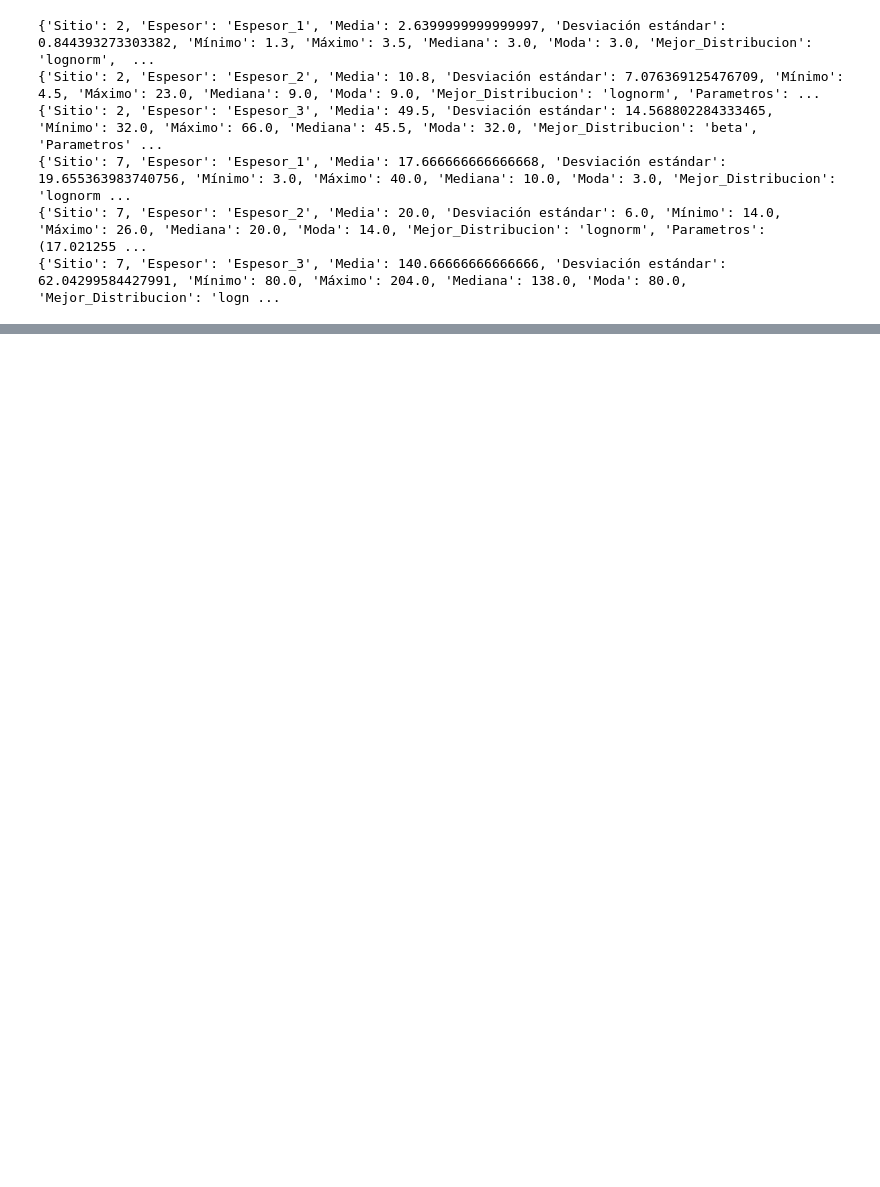
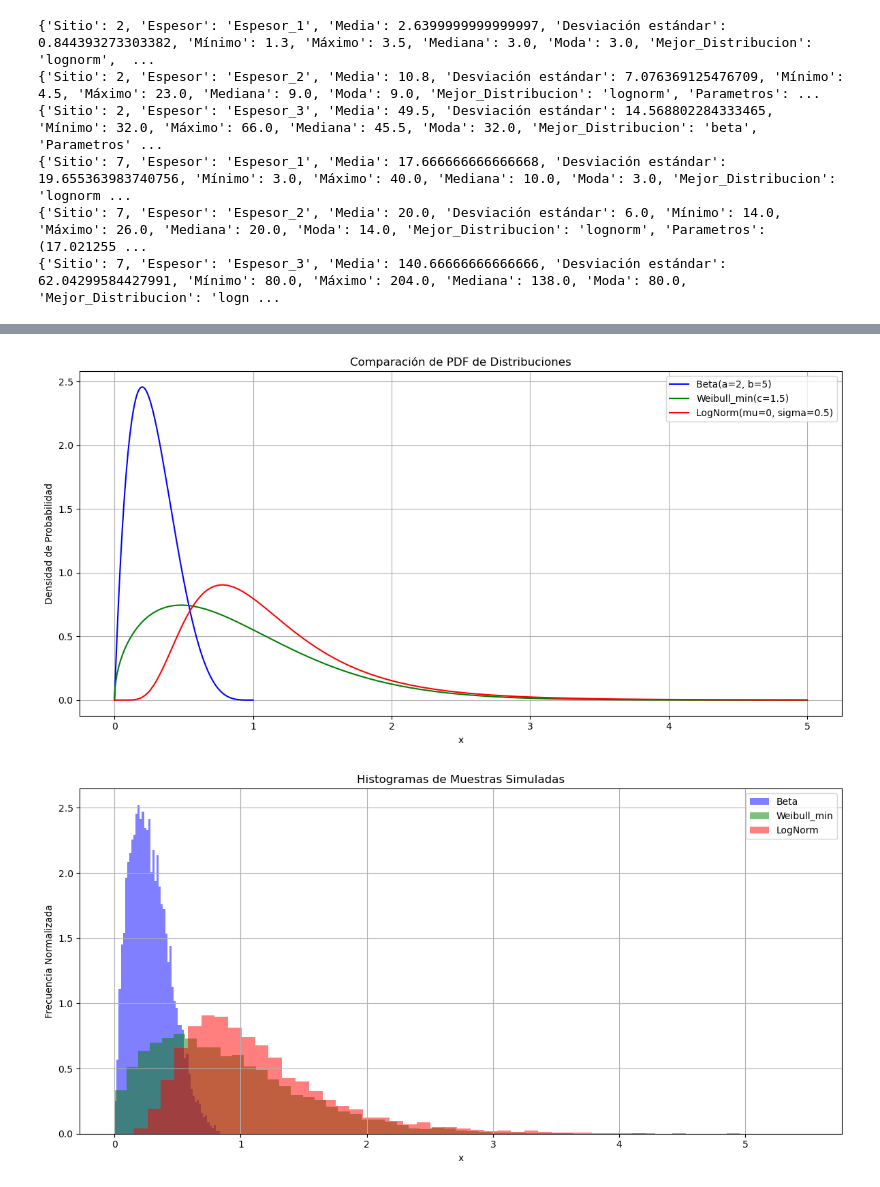
Before and after one commit to JuanJT117/TESIS-MCD, a Jupyter notebook: WorkWorkWork/Codigo_Limpio.ipynb, the cells around one changed output, grey strips where cells are left out. Drawn from its saved outputs; the diff is of its cells as text; code cells hidden in the pictures; blank space fills up the shorter version.

Commit message:
actualizacion de codigo,
falta la validación de los datos estadísticos, de las distribuciones de los datos, en esta etapa pasamos a generar los datos sintéticos de resistividad aparente

```diff
--- a/WorkWorkWork/Codigo_Limpio.ipynb
+++ b/WorkWorkWork/Codigo_Limpio.ipynb
@@ -714,0 +963,59 @@ print(df_variantes.head())
+# %%
+import numpy as np
+import matplotlib.pyplot as plt
+from scipy.stats import beta, weibull_min, lognorm
+
+# --- Simulación de datos ---
+np.random.seed(42)
+n = 10000
+
+# Parámetros para cada distribución
+# Beta(a=2, b=5) en el intervalo [0, 1]
+beta_data = beta.rvs(a=2, b=5, size=n)
+
+# Weibull_min(c=1.5) (forma)
+weibull_data = weibull_min.rvs(c=1.5, scale=1.0, size=n)
+
+# Lognormal (mu=0.0, sigma=0.5)
+lognorm_data = lognorm.rvs(s=0.5, scale=np.exp(0.0), size=n)
+
+# --- Graficar PDF de cada distribución ---
+x_beta = np.linspace(0, 1, 1000)
+x_weibull = np.linspace(0, 5, 1000)
+x_lognorm = np.linspace(0, 5, 1000)
+
+plt.figure(figsize=(12, 6))
+
+# PDF de la distribución beta
+plt.plot(x_beta, beta.pdf(x_beta, a=2, b=5), label='Beta(a=2, b=5)', color='blue')
+
+# PDF de la distribución weibull
+plt.plot(x_weibull, weibull_min.pdf(x_weibull, c=1.5, scale=1.0), label='Weibull_min(c=1.5)', color='green')
+
+# PDF de la distribución lognormal
+plt.plot(x_lognorm, lognorm.pdf(x_lognorm, s=0.5, scale=np.exp(0.0)), label='LogNorm(mu=0, sigma=0.5)', color='red')
+
+plt.title("Comparación de PDF de Distribuciones")
+plt.xlabel("x")
+plt.ylabel("Densidad de Probabilidad")
+plt.legend()
+plt.grid(True)
+plt.tight_layout()
+plt.show()
+
+# --- Graficar histogramas comparativos de los datos simulados ---
+plt.figure(figsize=(12, 6))
+plt.hist(beta_data, bins=50, alpha=0.5, label="Beta", density=True, color='blue')
+plt.hist(weibull_data, bins=50, alpha=0.5, label="Weibull_min", density=True, color='green')
+plt.hist(lognorm_data, bins=50, alpha=0.5, label="LogNorm", density=True, color='red')
+
+plt.title("Histogramas de Muestras Simuladas")
+plt.xlabel("x")
+plt.ylabel("Frecuencia Normalizada")
+plt.legend()
+plt.grid(True)
+plt.tight_layout()
+plt.show()
+# %% [output]
+[figure, added]
+[figure, added]
```
Also changed, not shown: parts of 22 cells of this notebook, 4 other files.
